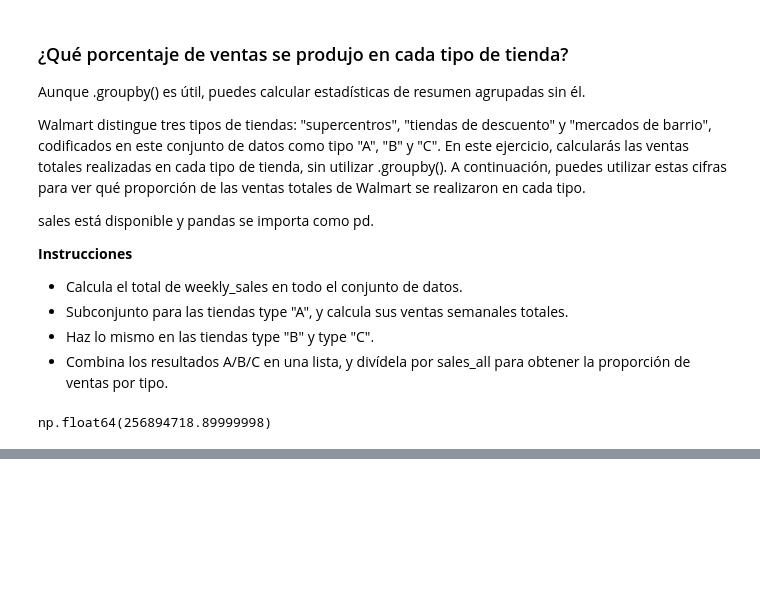
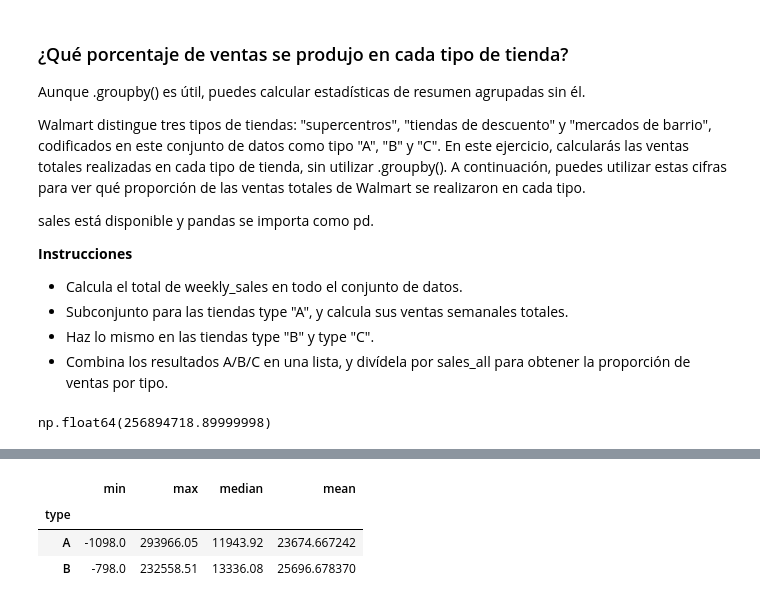
Before and after one commit to Mikesmc/AnaliticadeDatosNeogicosDigitales, a Jupyter notebook: 03-Tratanmiento y Exploracion de datos/01-python/02-ManipulacionDatosPandas/06-Aggregating-DataFrames.ipynb, the cells around one changed output, grey strips where cells are left out. Drawn from its saved outputs; the diff is of its cells as text; code cells hidden in the pictures; blank space fills up the shorter version.

```diff
--- a/03-Tratanmiento y Exploracion de datos/01-python/02-ManipulacionDatosPandas/06-Aggregating-DataFrames.ipynb
+++ b/03-Tratanmiento y Exploracion de datos/01-python/02-ManipulacionDatosPandas/06-Aggregating-DataFrames.ipynb
@@ -468,0 +545,10 @@ np.float64(256894718.89999998)
+# %%
+# Para cada tipo de tienda, hacer una agregacion para weekly_sales: obtener el minimo, maximo, media
+
+sales_stats = sales_sub.groupby('type')['weekly_sales'].agg(['min', 'max','median', 'mean'])
+sales_stats
+# %% [output]
+|  | min | max | median | mean |
+| type |  |  |  |  |
+| A | -1098.0 | 293966.05 | 11943.92 | 23674.667242 |
+| B | -798.0 | 232558.51 | 13336.08 | 25696.678370 |
```
Also changed, not shown: parts of 12 cells of this notebook.
